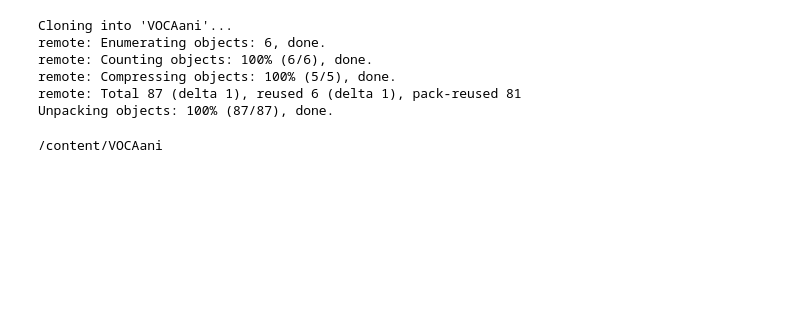
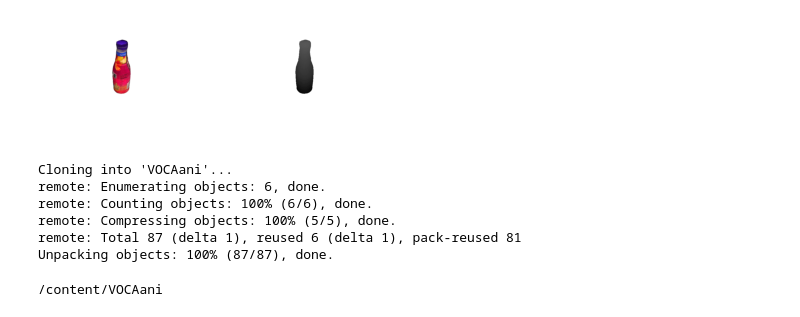
Before and after one commit to secutron/RunTime, a Jupyter notebook: VOCAani.ipynb, the cells around one changed output. Cells and saved outputs as stored; diff of their text form; code cells hidden in the pictures; blank space fills up the shorter version.

```diff
--- a/VOCAani.ipynb
+++ b/VOCAani.ipynb
@@ -35,3 +66,42 @@ Use 'sudo apt autoremove' to remove it.
+# %%
+# Load the FUZE bottle trimesh and put it in a scene
+fuze_trimesh = trimesh.load('pyrender/examples/models/fuze.obj')
+mesh = pyrender.Mesh.from_trimesh(fuze_trimesh)
+scene = pyrender.Scene()
+scene.add(mesh)
+
+# Set up the camera -- z-axis away from the scene, x-axis right, y-axis up
+camera = pyrender.PerspectiveCamera(yfov=np.pi / 3.0)
+s = np.sqrt(2)/2
+camera_pose = np.array([
+       [0.0, -s,   s,   0.3],
+       [1.0,  0.0, 0.0, 0.0],
+       [0.0,  s,   s,   0.35],
+       [0.0,  0.0, 0.0, 1.0],
+    ])
+scene.add(camera, pose=camera_pose)
+
+# Set up the light -- a single spot light in the same spot as the camera
+light = pyrender.SpotLight(color=np.ones(3), intensity=3.0,
+                               innerConeAngle=np.pi/16.0)
+scene.add(light, pose=camera_pose)
+
+# Render the scene
+r = pyrender.OffscreenRenderer(640, 480)
+color, depth = r.render(scene)
+
+# Show the images
+import matplotlib.pyplot as plt
+plt.figure()
+plt.subplot(1,2,1)
+plt.axis('off')
+plt.imshow(color)
+plt.subplot(1,2,2)
+plt.axis('off')
+plt.imshow(depth, cmap=plt.cm.gray_r)
+plt.show()
+# %% [output]
+[figure, added]
 # %%
 !git clone https://github.com/tegusi/animation-generation VOCAani
 # %% [output]
```
Also changed, not shown: parts of 16 cells of this notebook.
